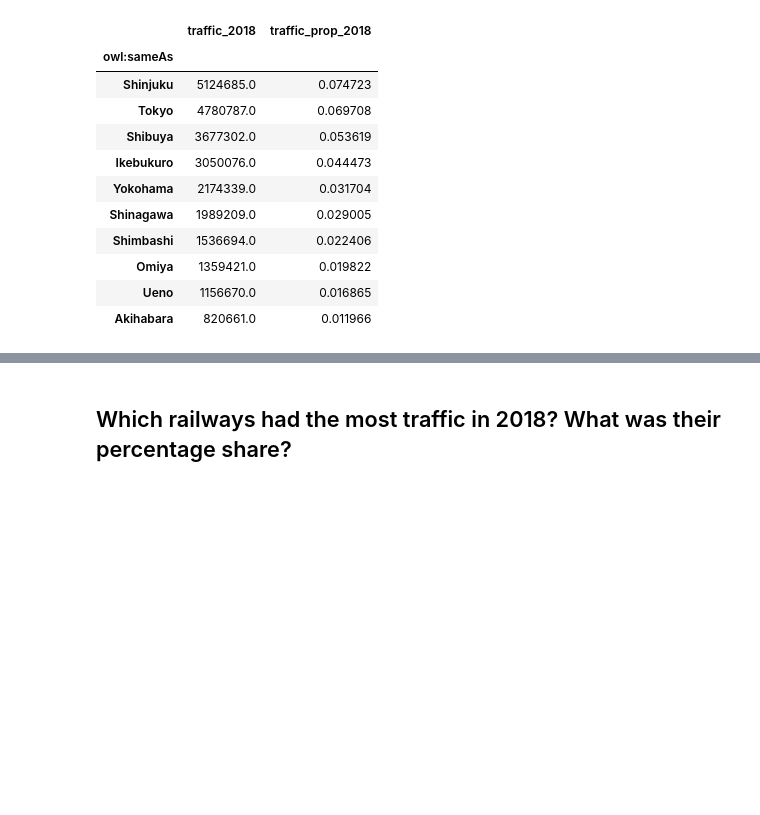
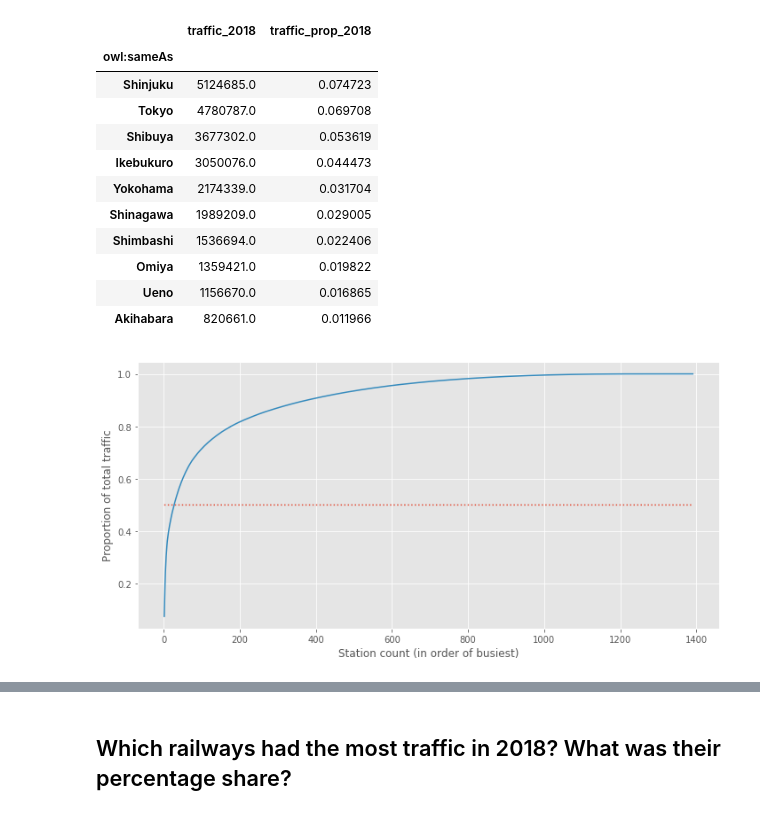
Before and after one commit to shoyo/tokyo-traffic, a Jupyter notebook: TokyoTrainTraffic.ipynb, the cells around one changed output, grey strips where cells are left out. Cells and saved outputs as stored; diff of their text form; code cells hidden in the pictures; blank space fills up the shorter version.

```diff
--- a/TokyoTrainTraffic.ipynb
+++ b/TokyoTrainTraffic.ipynb
@@ -115,3 +131,14 @@ station_by_traffic.head(10)
 | Omiya | 1359421.0 | 0.019822 |
 | Ueno | 1156670.0 | 0.016865 |
 | Akihabara | 820661.0 | 0.011966 |
+# %%
+fig, ax = plt.subplots(figsize=(10, 5))
+x = list(range(1, station_by_traffic.shape[0]))
+cdf = [station_by_traffic.head(i).sum()['traffic_prop_2018'] for i in x]
+plt.plot(x, [0.5 for _ in x], linestyle=':')
+plt.plot(x, cdf)
+plt.xlabel('Station count (in order of busiest)')
+plt.ylabel('Proportion of total traffic')
+save_fig('cdf_station.png')
+# %% [output]
+[figure, added]
```
Also changed, not shown: parts of 11 cells of this notebook, 1 other file.
